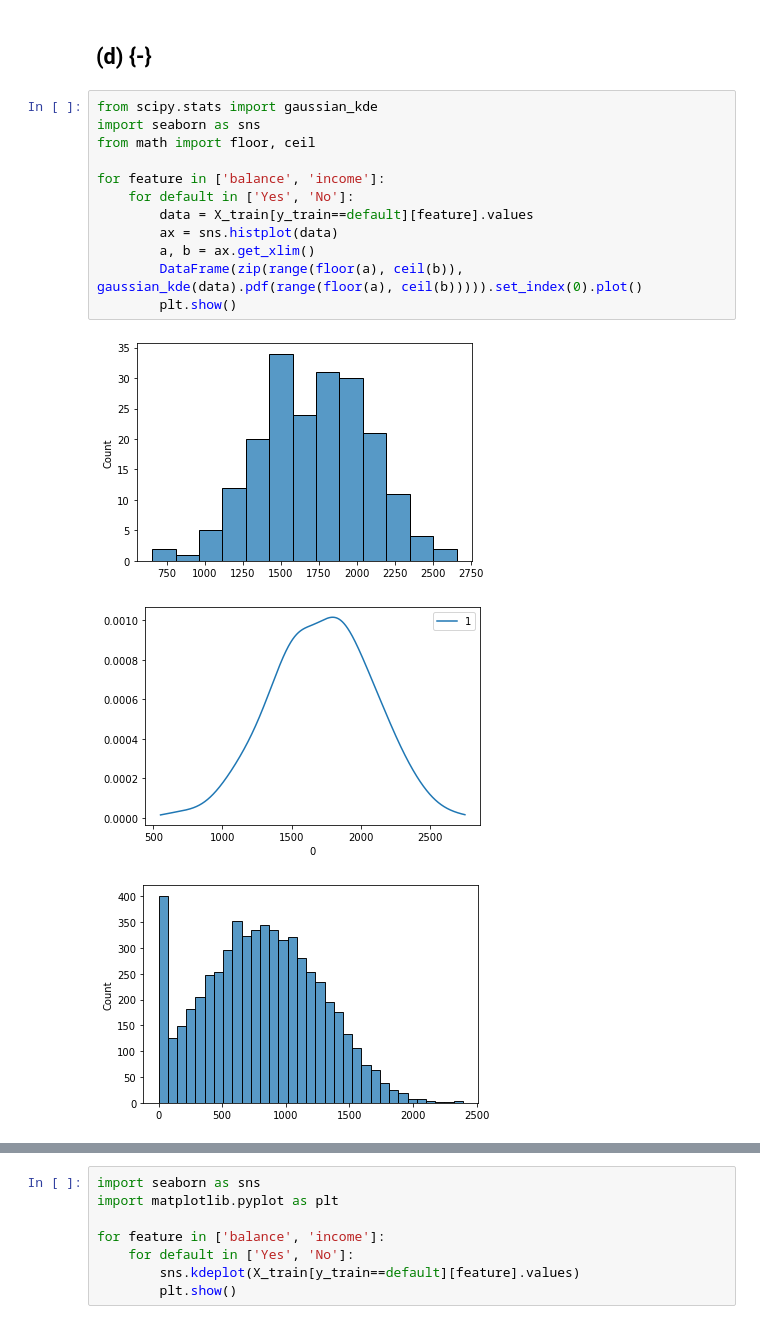
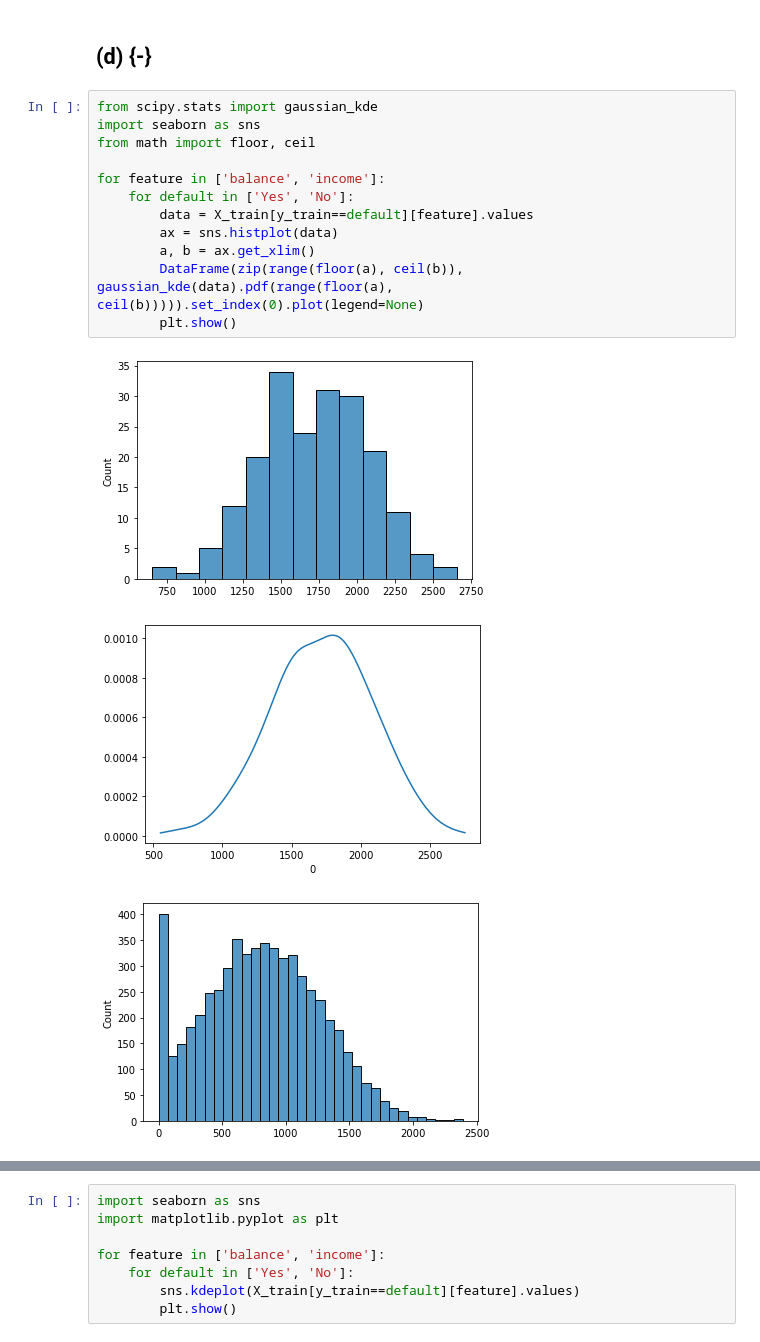
Before and after one commit to beginnerSC/mscf_hw_spring, a Jupyter notebook: ML II/2/Homework #2.ipynb, the cells around one changed output, grey strips where cells are left out. Saved outputs shown, nothing was run; the diff lists cells and outputs as text.

```diff
--- a/ML II/2/Homework #2.ipynb
+++ b/ML II/2/Homework #2.ipynb
@@ -316,16 +316,16 @@ plot_roc(dist_norm, 'Naive Bayes')
 # %%
 from scipy.stats import gaussian_kde
 import seaborn as sns
 from math import floor, ceil
 
 for feature in ['balance', 'income']:
     for default in ['Yes', 'No']:
         data = X_train[y_train==default][feature].values
         ax = sns.histplot(data)
         a, b = ax.get_xlim()
-        DataFrame(zip(range(floor(a), ceil(b)), gaussian_kde(data).pdf(range(floor(a), ceil(b))))).set_index(0).plot()
+        DataFrame(zip(range(floor(a), ceil(b)), gaussian_kde(data).pdf(range(floor(a), ceil(b))))).set_index(0).plot(legend=None)
         plt.show()
 # %% [output]
 [figure]
-[figure, old version]
+[figure, new version]
 [figure]
```
Also changed, not shown: parts of 1 cell of this notebook.
